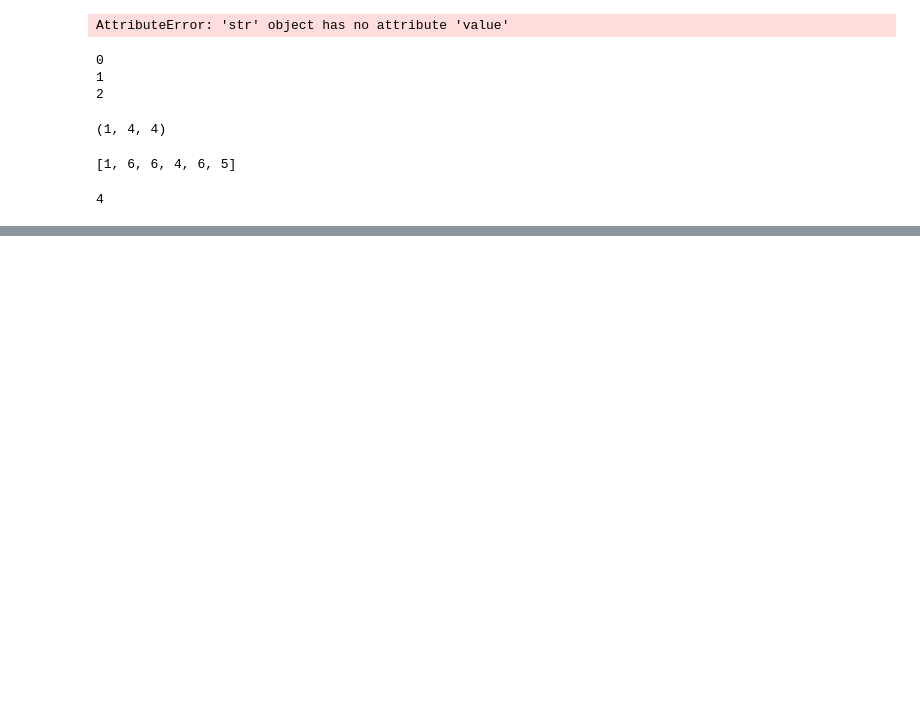
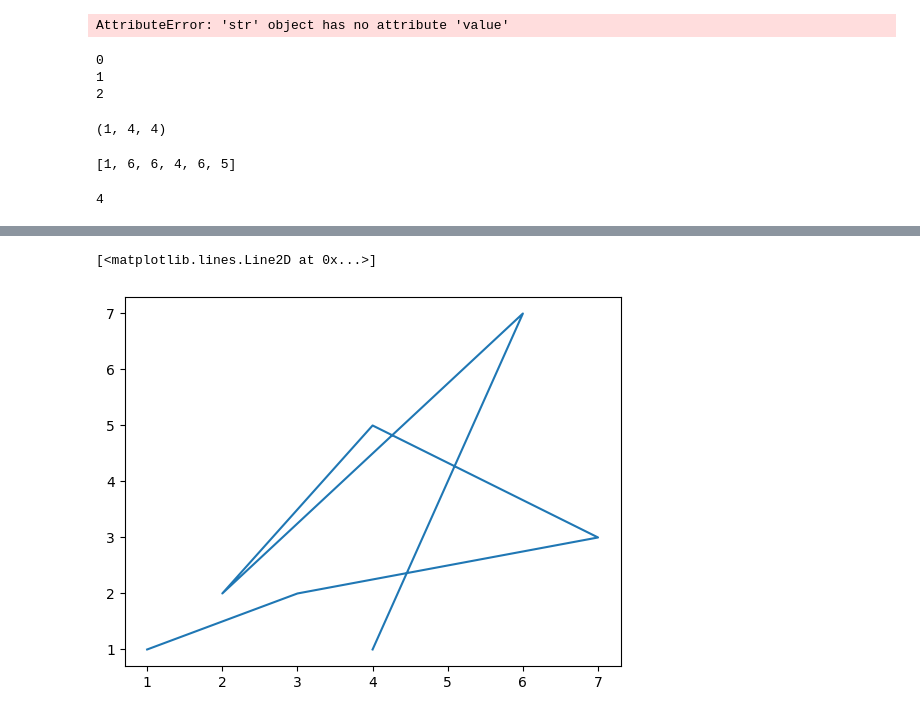
Before and after one commit to frescigno/magpy_rv, a Jupyter notebook: test.ipynb, the cells around one changed output, grey strips where cells are left out. Saved outputs shown, nothing was run; the diff lists cells and outputs as text; code cells hidden in the pictures; blank space fills up the shorter version.

```diff
--- a/test.ipynb
+++ b/test.ipynb
@@ -155,0 +188,7 @@ shapes[2]
+# %%
+a = (1,3,7,4,2,6,4)
+b = (1,2,3,5,2,7,1)
+plt.plot(a,b)
+# %% [output]
+[<matplotlib.lines.Line2D at 0x...>]
+[figure, added]
```
Also changed, not shown: parts of 8 cells of this notebook, 1 other file.
